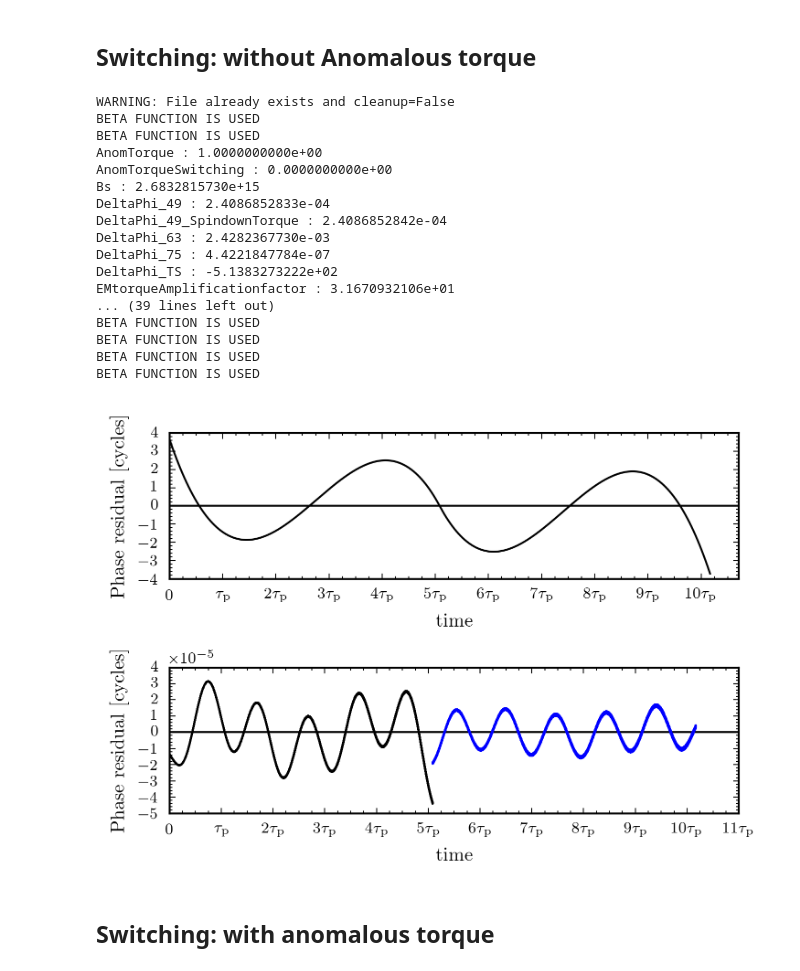
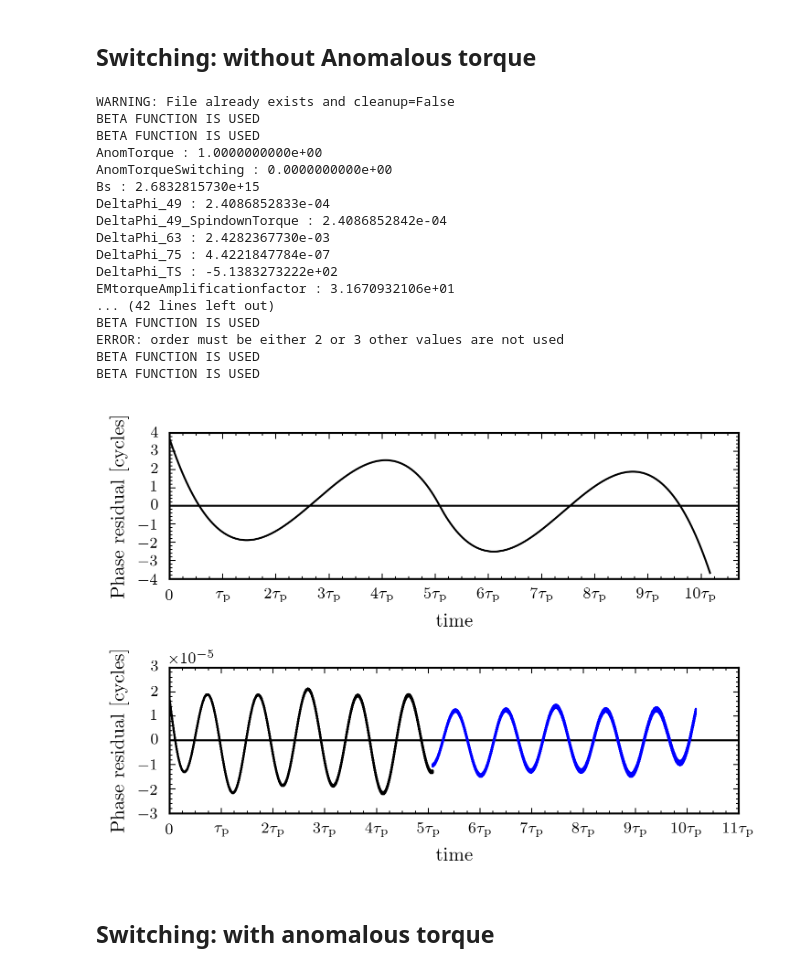
Before and after one commit to GregoryAshton/thesis, a Jupyter notebook: inertial_frame/ManualSwitching.ipynb, the cells around one changed output. Saved outputs shown, nothing was run; the diff lists cells and outputs as text; code cells hidden in the pictures.

```diff
--- a/inertial_frame/ManualSwitching.ipynb
+++ b/inertial_frame/ManualSwitching.ipynb
@@ -98,40 +98,40 @@ file_name = main(chi0=chi0, epsI3=epsI3, epsA=epsA, omega0=omega0, T=T,
                  n=n, error=error, a0=a0, cleanup=False, DryRun=False,
                  SwitchTime=SwitchTime, upsilon=upsilon,
                  AnomTorqueSwitching=AnomTorqueSwitching)
 
 File_Functions.PrintParameterDictionary(file_name)
 
 
 fig1, (ax1, ax2) = plt.subplots(nrows=2, figsize=(5, 3.5))
-ax1 = Plot.PhaseResidual(file_name, ax=ax1, noise=noise, color="k", order=3)
+ax1 = Plot.PhaseResidual(file_name, ax=ax1, noise=noise, color="k", order=4)
 leg = plt.legend()
 
 ax2 = Plot.PhaseResidual(file_name, ax=ax2, noise=noise, color="k",
-                           tstart=0, tend=SwitchTime, order=3)
+                           tstart=0, tend=SwitchTime, order=4)
 ax2 = Plot.PhaseResidual(file_name, ax=ax2,  noise=noise, color="b",
-                         tstart=SwitchTime, tend=None, order=3)
+                         tstart=SwitchTime, tend=None, order=4)
 plt.tight_layout()
 plt.savefig("img/SwitchingWithoutAnomTorque.pdf")
 plt.show()
 # %% [output]
 WARNING: File already exists and cleanup=False
 BETA FUNCTION IS USED
 BETA FUNCTION IS USED
 AnomTorque : 1.0000000000e+00
 AnomTorqueSwitching : 0.0000000000e+00
 Bs : 2.6832815730e+15
 DeltaPhi_49 : 2.4086852833e-04
 DeltaPhi_49_SpindownTorque : 2.4086852842e-04
 DeltaPhi_63 : 2.4282367730e-03
 DeltaPhi_75 : 4.4221847784e-07
 DeltaPhi_TS : -5.1383273222e+02
 EMtorqueAmplificationfactor : 3.1670932106e+01
-... (39 lines left out)
+... (42 lines left out)
+BETA FUNCTION IS USED
+ERROR: order must be either 2 or 3 other values are not used
 BETA FUNCTION IS USED
 BETA FUNCTION IS USED
-BETA FUNCTION IS USED
-BETA FUNCTION IS USED
-[figure, old version]
+[figure, new version]
 # %% [markdown]
 ## Switching: with anomalous torque
 # %%
```
Also changed, not shown: parts of 2 cells of this notebook, 6 other files.
